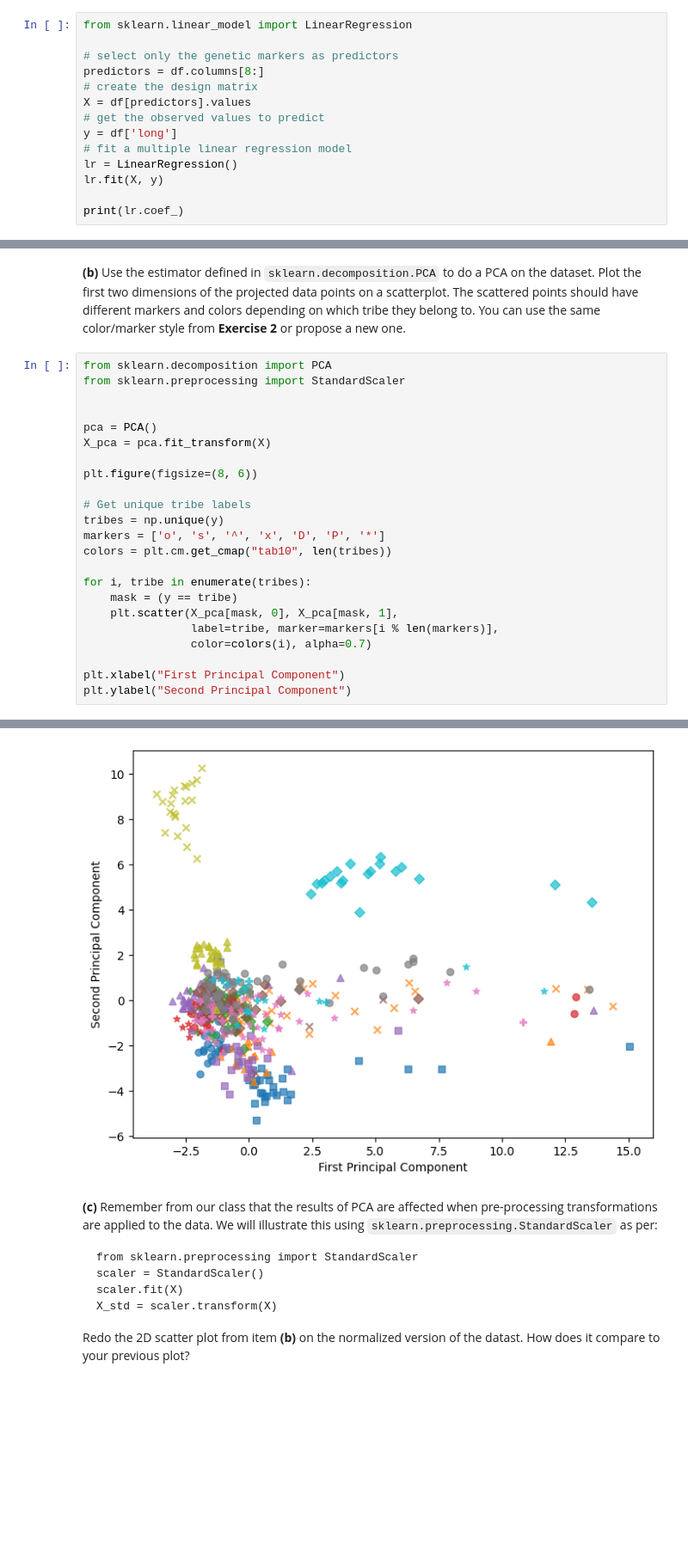
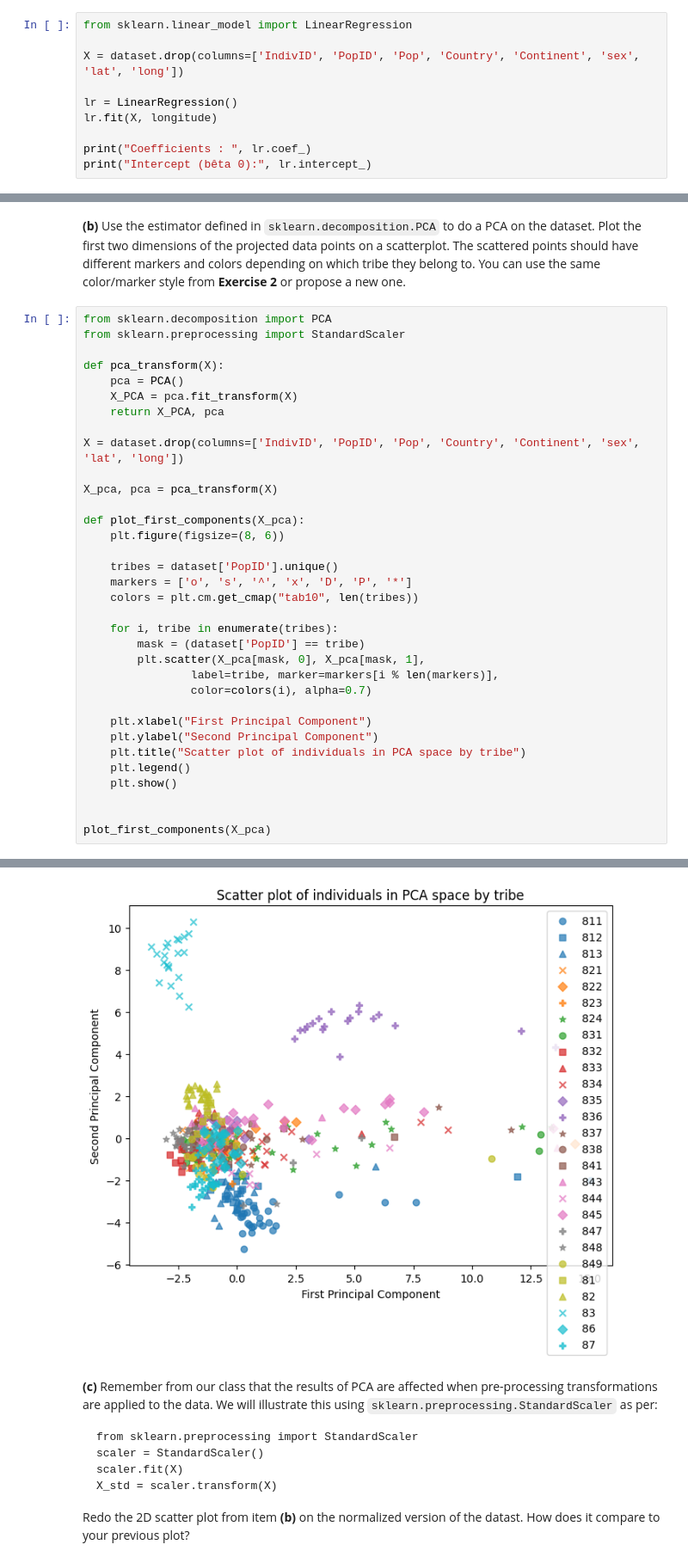
Before and after one commit to giangNguyen2007/statistical_learning, a Jupyter notebook: TP2/TP2.ipynb, the cells around one changed output, grey strips where cells are left out. Shown at 86% size. Drawn from its saved outputs; the diff is of its cells as text; blank space fills up the shorter version.

````diff
--- a/TP2/TP2.ipynb
+++ b/TP2/TP2.ipynb
@@ -176,15 +181,11 @@ You should not run into errors now, since `sklearn` also uses `lstsq` to solve t
 # %%
 from sklearn.linear_model import LinearRegression
 
-# select only the genetic markers as predictors
-predictors = df.columns[8:]
-# create the design matrix
-X = df[predictors].values
-# get the observed values to predict
-y = df['long']
-# fit a multiple linear regression model
+X = dataset.drop(columns=['IndivID', 'PopID', 'Pop', 'Country', 'Continent', 'sex', 'lat', 'long'])
+
 lr = LinearRegression()
-lr.fit(X, y)
+lr.fit(X, longitude)
 
-print(lr.coef_)
+print("Coefficients : ", lr.coef_)
+print("Intercept (bêta 0):", lr.intercept_)
 # %% [output]
@@ -234,23 +236,34 @@ $$u_1 = argmax_{u}(Var(Xu))$$
 from sklearn.decomposition import PCA
 from sklearn.preprocessing import StandardScaler
 
+def pca_transform(X):
+    pca = PCA()
+    X_PCA = pca.fit_transform(X)
+    return X_PCA, pca
 
-pca = PCA()
-X_pca = pca.fit_transform(X)
+X = dataset.drop(columns=['IndivID', 'PopID', 'Pop', 'Country', 'Continent', 'sex', 'lat', 'long'])
 
-plt.figure(figsize=(8, 6))
+X_pca, pca = pca_transform(X)
 
-# Get unique tribe labels
-tribes = np.unique(y)
-markers = ['o', 's', '^', 'x', 'D', 'P', '*']
-colors = plt.cm.get_cmap("tab10", len(tribes))
+def plot_first_components(X_pca):
+    plt.figure(figsize=(8, 6))
 
-for i, tribe in enumerate(tribes):
-    mask = (y == tribe)
-    plt.scatter(X_pca[mask, 0], X_pca[mask, 1],
+    tribes = dataset['PopID'].unique()
+    markers = ['o', 's', '^', 'x', 'D', 'P', '*']
+    colors = plt.cm.get_cmap("tab10", len(tribes))
+
+    for i, tribe in enumerate(tribes):
+        mask = (dataset['PopID'] == tribe)
+        plt.scatter(X_pca[mask, 0], X_pca[mask, 1],
                 label=tribe, marker=markers[i % len(markers)],
                 color=colors(i), alpha=0.7)
 
-plt.xlabel("First Principal Component")
-plt.ylabel("Second Principal Component")
+    plt.xlabel("First Principal Component")
+    plt.ylabel("Second Principal Component")
+    plt.title("Scatter plot of individuals in PCA space by tribe")
+    plt.legend()
+    plt.show()
+
+
+plot_first_components(X_pca)
 # %% [output]
@@ -258,4 +270,4 @@ Text(0, 0.5, 'Second Principal Component')
-[figure, old version]
+[figure, new version]
 # %% [markdown]
 **(c)** Remember from our class that the results of PCA are affected when pre-processing transformations are applied to the data. We will illustrate this using `sklearn.preprocessing.StandardScaler` as per:
 ```
````
Also changed, not shown: parts of 17 cells of this notebook.
